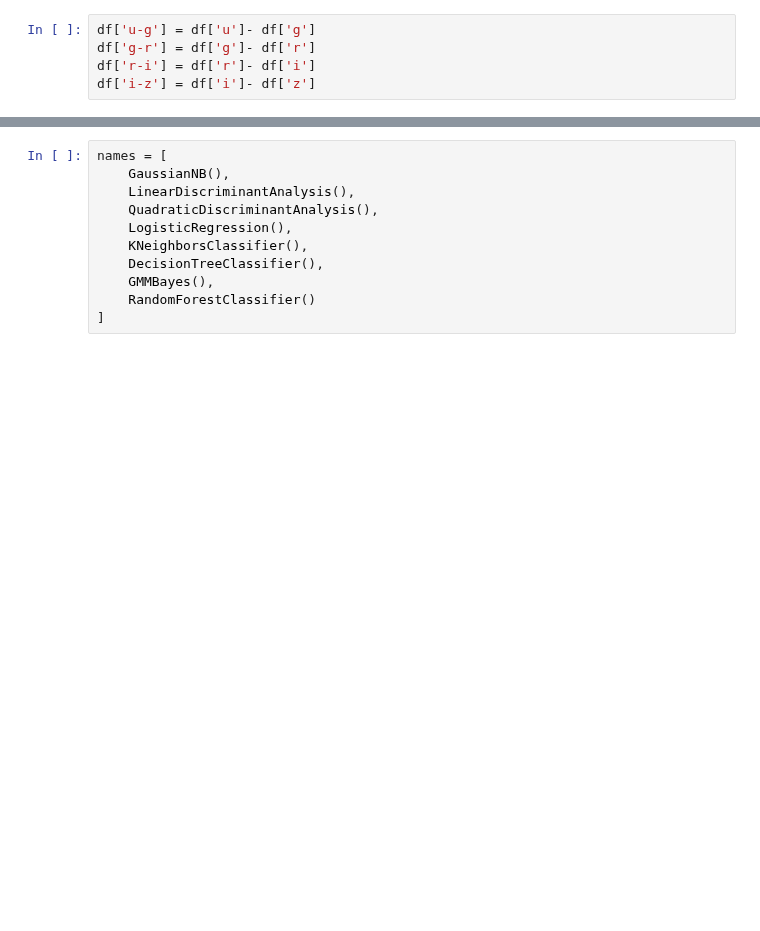
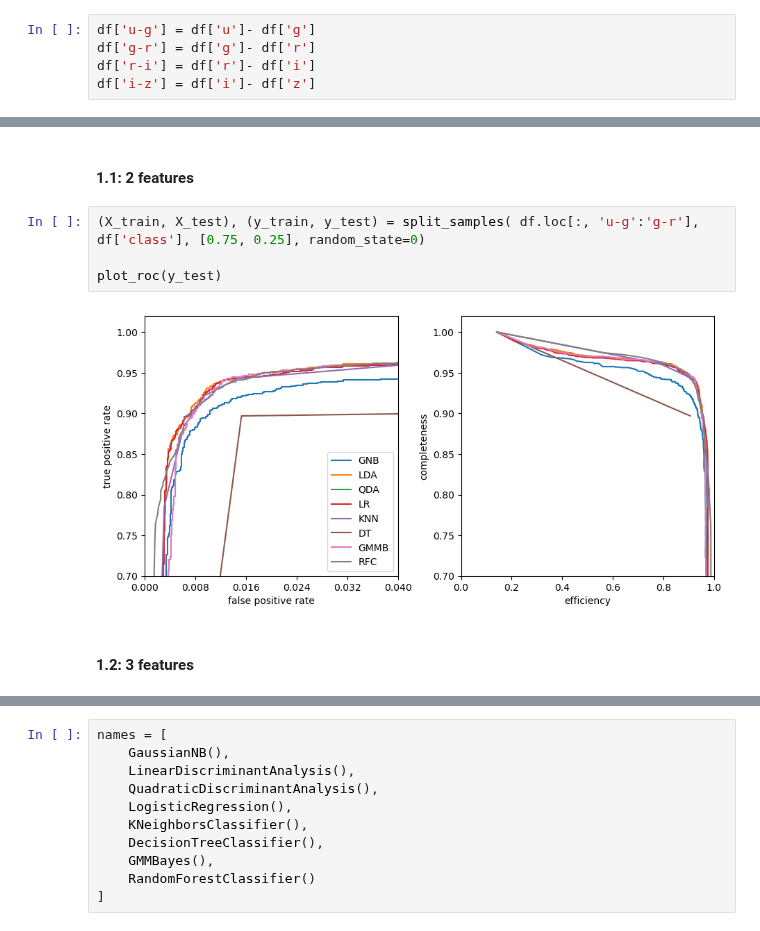
Before and after one commit to om-erika/astrostatistics_bicocca_2024, a Jupyter notebook: working/galaxy_vs_quasars.ipynb, the cells around one changed output, grey strips where cells are left out. Drawn from its saved outputs; the diff is of its cells as text; blank space fills up the shorter version.

```diff
--- a/working/galaxy_vs_quasars.ipynb
+++ b/working/galaxy_vs_quasars.ipynb
@@ -167,3 +190,13 @@ plot_roc(y_test)
+# %% [markdown]
+#### 1.1: 2 features
+# %%
+(X_train, X_test), (y_train, y_test) = split_samples( df.loc[:, 'u-g':'g-r'], df['class'], [0.75, 0.25], random_state=0)
+
+plot_roc(y_test)
+# %% [output]
+[figure, added]
+# %% [markdown]
+#### 1.2: 3 features
 # %%
 (X_train, X_test), (y_train, y_test) = split_samples( df.loc[:, 'u-g':'r-i'], df['class'], [0.75, 0.25], random_state=0)
 
```
Also changed, not shown: parts of 21 cells of this notebook, 1 other file.
